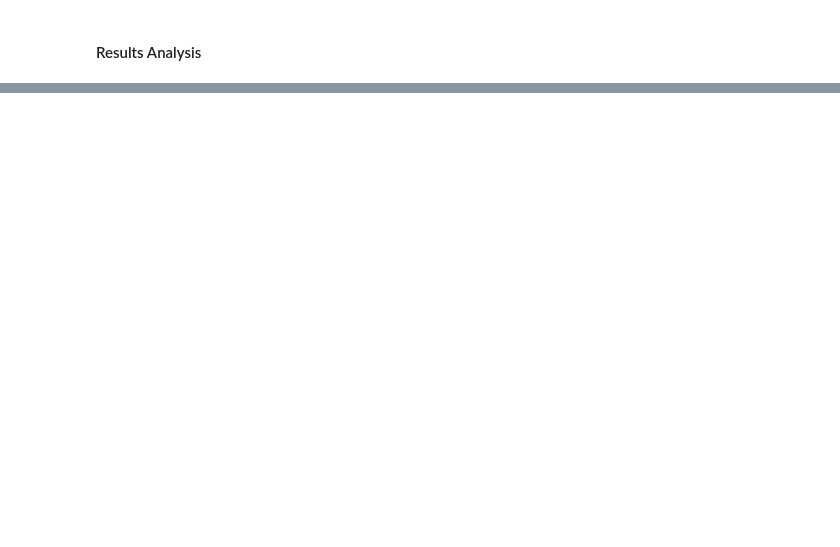
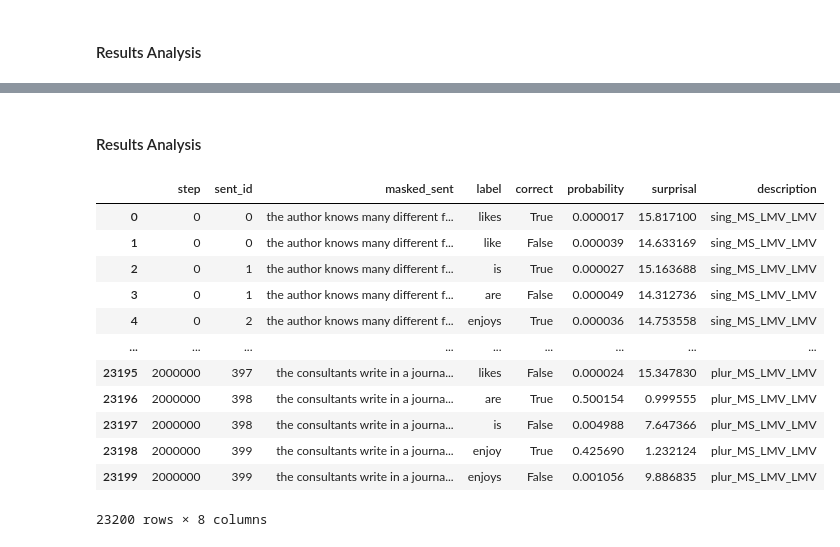
Before and after one commit to NazaninShafiabadi/NeuralLMs, a Jupyter notebook: src/syntax_acquisition.ipynb, the cells around one changed output, grey strips where cells are left out. Drawn from its saved outputs; the diff is of its cells as text; code cells hidden in the pictures; blank space fills up the shorter version.

```diff
--- a/src/syntax_acquisition.ipynb
+++ b/src/syntax_acquisition.ipynb
@@ -296,0 +354,19 @@ plot_proportion_correct([(vp_coord_results, 'Short VP coordination'), (sent_comp
+# %% [markdown]
+#### Results Analysis
+# %%
+long_vp_coord_results = pd.read_csv('../results/long_vp_coord_results.csv', sep='\t')
+long_vp_coord_results
+# %% [output]
+|  | step | sent_id | masked_sent | label | correct | probability | surprisal | description |
+| 0 | 0 | 0 | the author knows many different f... | likes | True | 0.000017 | 15.817100 | sing_MS_LMV_LMV |
+| 1 | 0 | 0 | the author knows many different f... | like | False | 0.000039 | 14.633169 | sing_MS_LMV_LMV |
+| 2 | 0 | 1 | the author knows many different f... | is | True | 0.000027 | 15.163688 | sing_MS_LMV_LMV |
+| 3 | 0 | 1 | the author knows many different f... | are | False | 0.000049 | 14.312736 | sing_MS_LMV_LMV |
+| 4 | 0 | 2 | the author knows many different f... | enjoys | True | 0.000036 | 14.753558 | sing_MS_LMV_LMV |
+| ... | ... | ... | ... | ... | ... | ... | ... | ... |
+| 23195 | 2000000 | 397 | the consultants write in a journa... | likes | False | 0.000024 | 15.347830 | plur_MS_LMV_LMV |
+| 23196 | 2000000 | 398 | the consultants write in a journa... | are | True | 0.500154 | 0.999555 | plur_MS_LMV_LMV |
+| 23197 | 2000000 | 398 | the consultants write in a journa... | is | False | 0.004988 | 7.647366 | plur_MS_LMV_LMV |
+| 23198 | 2000000 | 399 | the consultants write in a journa... | enjoy | True | 0.425690 | 1.232124 | plur_MS_LMV_LMV |
+| 23199 | 2000000 | 399 | the consultants write in a journa... | enjoys | False | 0.001056 | 9.886835 | plur_MS_LMV_LMV |
+23200 rows × 8 columns
```
Also changed, not shown: parts of 14 cells of this notebook, 3 other files.
